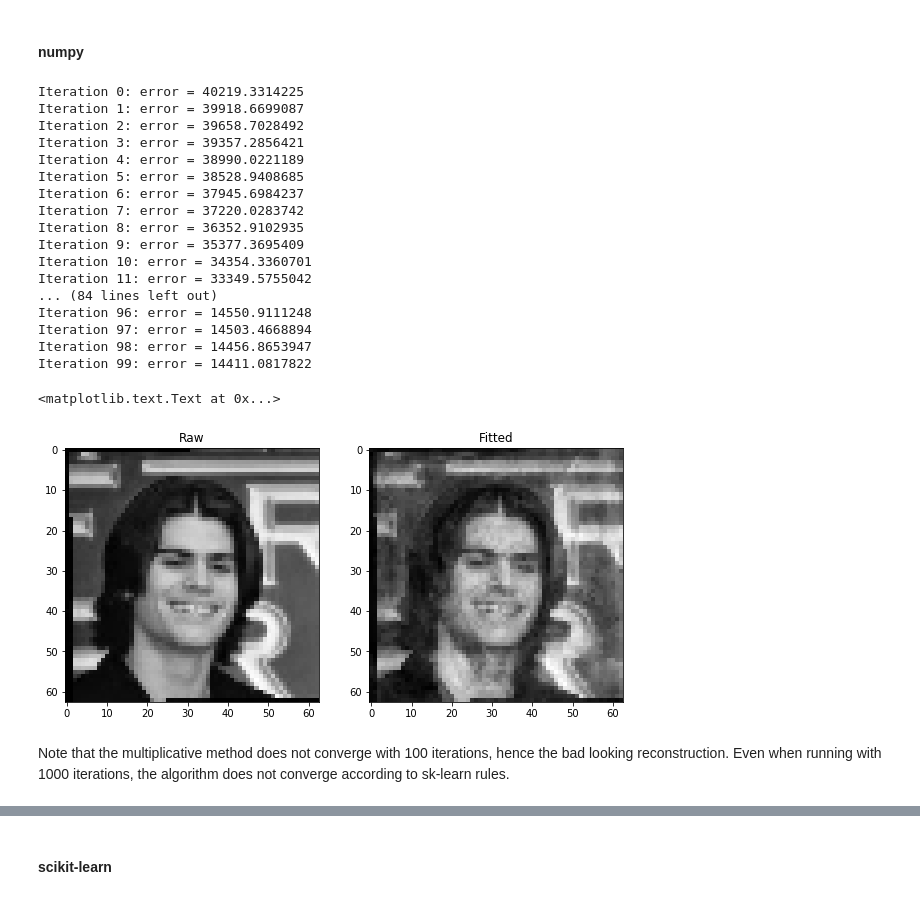
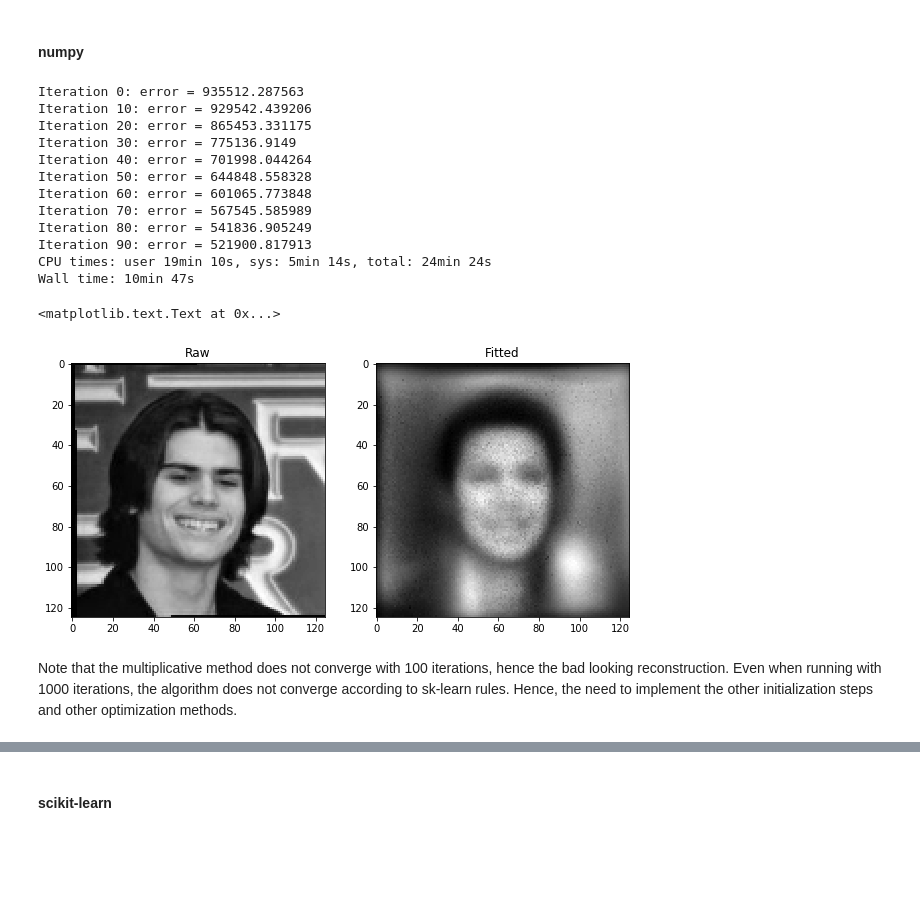
Before and after one commit to HKCaesar/daskNMF, a Jupyter notebook: RunNMFmu.ipynb, the cells around one changed output, grey strips where cells are left out. Drawn from its saved outputs; the diff is of its cells as text; code cells hidden in the pictures; blank space fills up the shorter version.

```diff
--- a/RunNMFmu.ipynb
+++ b/RunNMFmu.ipynb
@@ -76,5 +100,5 @@ k = 100
 # initilizing with dask so that we can make the initilization deterministic and compare between numpy and dask
 W_init, H_init = initialize_da(X_da,k,init='random')
 
-W_init = W_init.compute()
-H_init = H_init.compute()
+W_init = W_init.compute().copy()
+H_init = H_init.compute().copy()
@@ -93,7 +124,8 @@ def fit(M, k, nofit, init, W=None, H=None):
         #print(np.sum(np.isnan(W)))
         H = update_H(M,H,W)
         err.append(linalg.norm(M - np.dot(W,H)))
-        print('Iteration '+str(it)+': error = '+ str(err[it]))
+        if it%10==0:
+            print('Iteration '+str(it)+': error = '+ str(err[it]))
     return(W, H, err)
 # %%
 # dask fitting function
@@ -119,27 +160,23 @@ dask.array<rechunk-merge, shape=(100, 3969), dtype=uint8, chunksize=(100, 441)>
 # %%
-nofit = 1
+nofit = 100
 # %% [markdown]
 #### numpy
 # %%
-W, H, err = fit(X, k, nofit = 100, init = 'custom', W = W_init, H = H_init)
+%%time
+W, H, err = fit(X, k, nofit = nofit, init = 'custom', W = W_init, H = H_init)
 # %% [output]
-Iteration 0: error = 40219.3314225
-Iteration 1: error = 39918.6699087
-Iteration 2: error = 39658.7028492
-Iteration 3: error = 39357.2856421
-Iteration 4: error = 38990.0221189
-Iteration 5: error = 38528.9408685
-Iteration 6: error = 37945.6984237
-Iteration 7: error = 37220.0283742
-Iteration 8: error = 36352.9102935
-Iteration 9: error = 35377.3695409
-Iteration 10: error = 34354.3360701
-Iteration 11: error = 33349.5755042
-... (84 lines left out)
-Iteration 96: error = 14550.9111248
-Iteration 97: error = 14503.4668894
-Iteration 98: error = 14456.8653947
-Iteration 99: error = 14411.0817822
+Iteration 0: error = 935512.287563
+Iteration 10: error = 929542.439206
+Iteration 20: error = 865453.331175
+Iteration 30: error = 775136.9149
+Iteration 40: error = 701998.044264
+Iteration 50: error = 644848.558328
+Iteration 60: error = 601065.773848
+Iteration 70: error = 567545.585989
+Iteration 80: error = 541836.905249
+Iteration 90: error = 521900.817913
+CPU times: user 19min 10s, sys: 5min 14s, total: 24min 24s
+Wall time: 10min 47s
 # %%
 #W
 # %%
@@ -151,15 +188,15 @@ data_fitted = np.dot(W,H).reshape(-1,m,n)
 # %%
 # plot the results
 plt.figure(figsize = (10,5))
 plt.subplot(1,2,1)
-plt.imshow(faces[1,::4,::4,0],cmap = 'gray')
+plt.imshow(faces[1,::q,::q,0],cmap = 'gray')
 plt.title('Raw')
 
 plt.subplot(1,2,2)
 plt.imshow(data_fitted[1,:,:],cmap = 'gray')
 plt.title('Fitted')
 # %% [output]
 <matplotlib.text.Text at 0x...>
-[figure, old version]
+[figure, new version]
 # %% [markdown]
-Note that the multiplicative method does not converge with 100 iterations, hence the bad looking reconstruction. Even when running with 1000 iterations, the algorithm does not converge according to sk-learn rules.
+Note that the multiplicative method does not converge with 100 iterations, hence the bad looking reconstruction. Even when running with 1000 iterations, the algorithm does not converge according to sk-learn rules. Hence, the need to implement the other initialization steps and other optimization methods.
```
Also changed, not shown: parts of 27 cells of this notebook.
